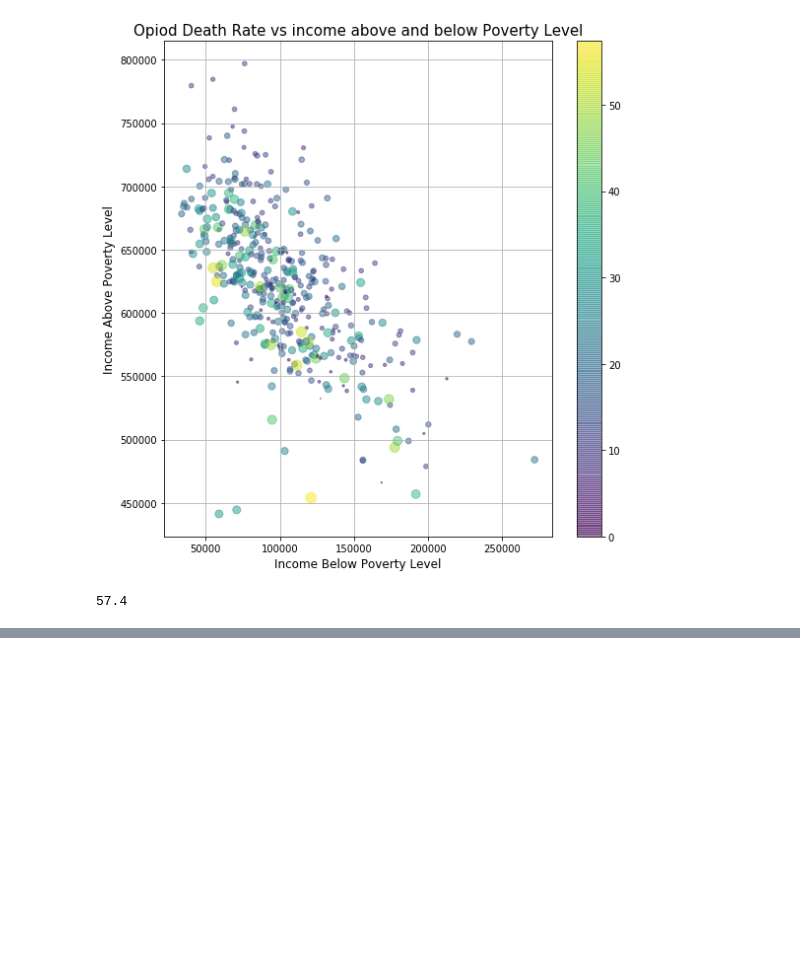
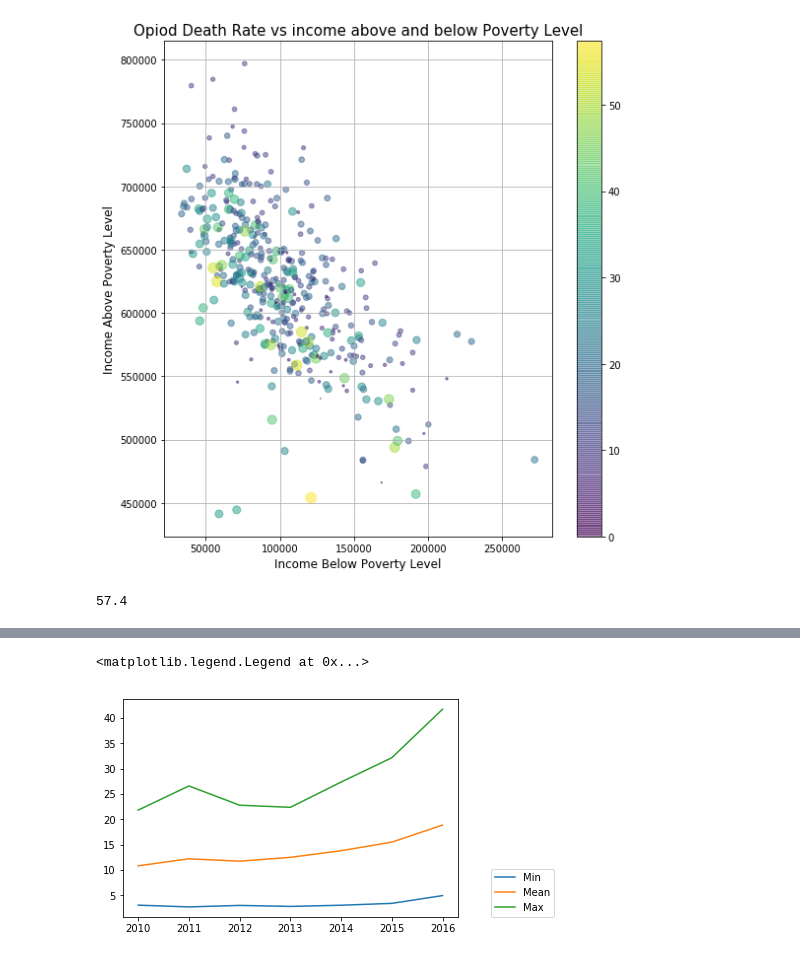
Before and after one commit to GregPoppe/opioid_project, a Jupyter notebook: povertyAndOpioids.ipynb, the cells around one changed output, grey strips where cells are left out. Drawn from its saved outputs; the diff is of its cells as text; code cells hidden in the pictures; blank space fills up the shorter version.

```diff
--- a/povertyAndOpioids.ipynb
+++ b/povertyAndOpioids.ipynb
@@ -64,0 +174,15 @@ deathrate.max()
+# %%
+opioid_df['s_d'] = opioid_df['STATEABBREVIATION'].str.cat(opioid_df['DISTRICT'].astype('str'))
+opioid_df.head()
+# %%
+df = opioid_df[opioid_df['INDICATOR']=='drugdeathrate']
+df.nunique()
+#df.pivot_table('VALUE',index='YEAR', columns='STATEABBREVIATION')
+tmp = df.pivot_table('VALUE',index='YEAR', columns='STATEABBREVIATION')
+#df.groupby('YEAR')['VALUE'].mean()
+# %%
+plt.figure(figsize=(10,10))
+for i in range(len(tmp.columns)) :
+    plt.plot(tmp.index, tmp.iloc[:,i], label=tmp.columns[i])
+#plt.plot(tmp.index, tmp.iloc[:,1], label=tmp.columns[1])
+plt.legend(loc=(1.1,.1))
@@ -64,0 +198,12 @@ deathrate.max()
+# %%
+df = opioid_df[opioid_df['INDICATOR']=='drugdeathrate']
+df.nunique()
+#df.pivot_table('VALUE',index='YEAR', columns='STATEABBREVIATION')
+tmp = df.pivot_table('VALUE',index='STATEABBREVIATION', columns='YEAR')
+tmp.head()
+#df.groupby('YEAR')['VALUE'].mean()
+min = tmp.min()
+avg = tmp.mean()
+max = tmp.max()
+dfs = pd.DataFrame([min, avg, max], index=['Min','Mean','Max']).T
+dfs
@@ -64,0 +220,7 @@ deathrate.max()
+# %%
+for i in range(len(dfs.columns)) :
+    plt.plot(dfs.index, dfs.iloc[:,i], label=dfs.columns[i])
+plt.legend(loc=(1.1,0))
+# %% [output]
+<matplotlib.legend.Legend at 0x...>
+[figure, added]
```
Also changed, not shown: parts of 20 cells of this notebook.
